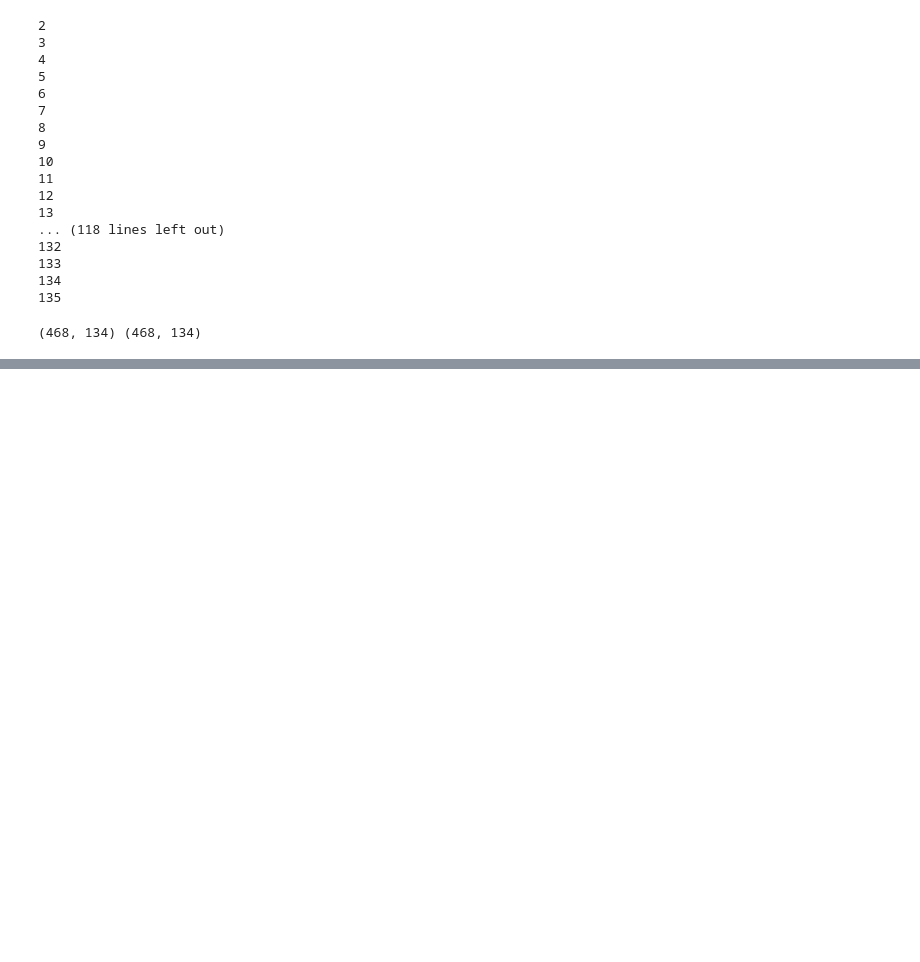
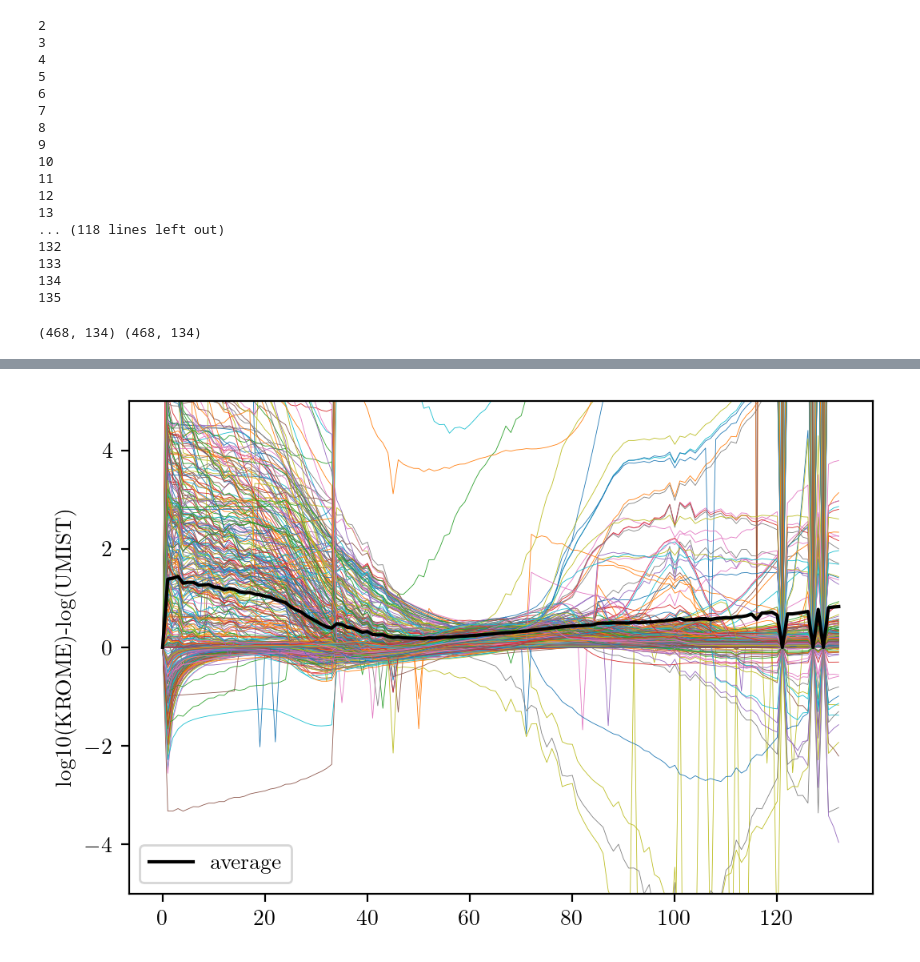
Before and after one commit to IvS-KULeuven/krome-CSE, a Jupyter notebook: benchmarkKROME.ipynb, the cells around one changed output, grey strips where cells are left out. Cells and saved outputs as stored; diff of their text form; code cells hidden in the pictures; blank space fills up the shorter version.

```diff
--- a/benchmarkKROME.ipynb
+++ b/benchmarkKROME.ipynb
@@ -141,0 +157,26 @@ plt.show()
+# %%
+logdiffs = list()
+
+for i in range(0,468):
+    krome = abs_krome[i][:-1]/dens
+    umist = abs_umist[i][:-1]/dens
+
+    logdiffs.append(np.log10(krome)-np.log10(umist))
+
+logdiffs = np.array(logdiffs).T
+# %%
+logdiffs = np.nan_to_num(logdiffs)
+# %%
+avg = np.mean(logdiffs, axis= 1)
+# %%
+fig, ax1 = plt.subplots(figsize = (6,4))
+ax1.plot(logdiffs, lw = 0.3)
+ax1.plot(avg, c='k', label='average')
+
+ax1.set_ylabel('log10(KROME)-log(UMIST)')
+ax1.set_ylim(-5,5)
+
+ax1.legend()
+plt.show()
+# %% [output]
+[figure, added]
```
Also changed, not shown: parts of 3 cells of this notebook.
